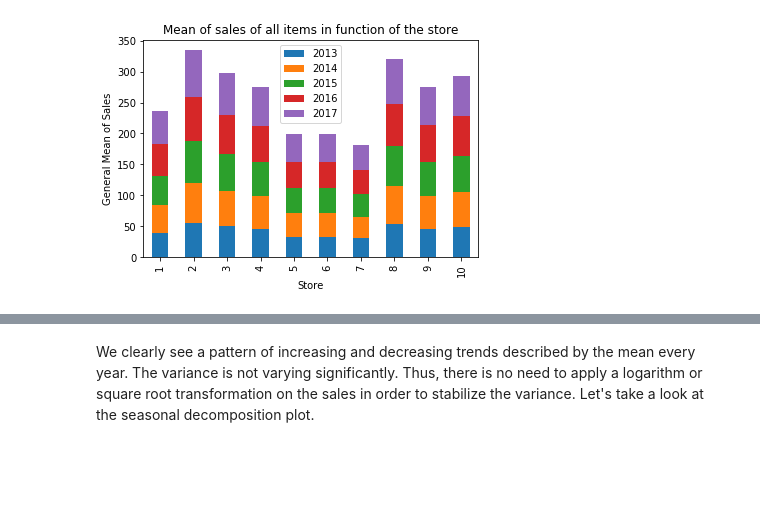
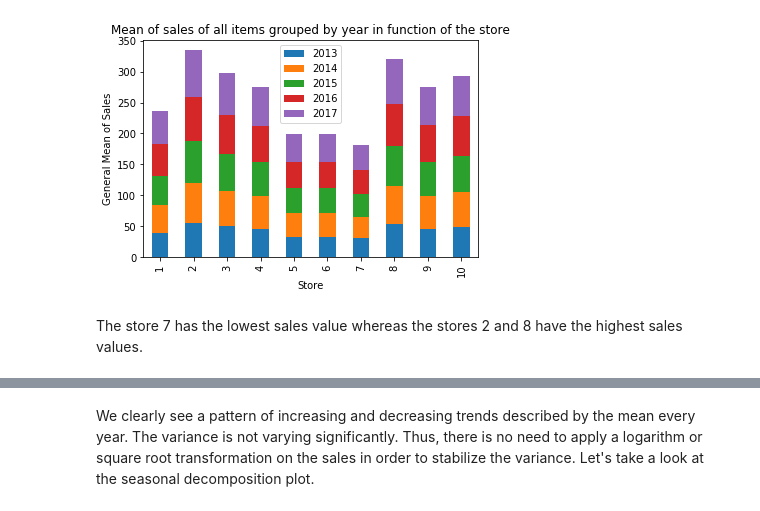
Before and after one commit to glapointe7/StoreItemDemandForecasting, a Jupyter notebook: Store Demand Analysis.ipynb, the cells around one changed output, grey strips where cells are left out. Cells and saved outputs as stored; diff of their text form; code cells hidden in the pictures; blank space fills up the shorter version.

```diff
--- a/Store Demand Analysis.ipynb
+++ b/Store Demand Analysis.ipynb
@@ -107,18 +138,20 @@ Since this is items in stores demand, we know that it is about shopping. We are
 # %%
 train_copy = train.copy()
 train_copy.date = pandas.DatetimeIndex(train_copy.date)
 train_copy.set_index('date', inplace=True)
 store_year_mean = train_copy.groupby('store')['sales'].resample('YS').mean().reset_index()
 store_year_mean = store_year_mean.set_index(['date', 'store']).stack().unstack('date').fillna(0)
 
 dates = set(store_year_mean.stack().index.get_level_values(2))
 dates = sorted([date.year for date in dates])
 
 ax = store_year_mean.plot(kind='bar',
                           stacked=True,
-                          title='Mean of sales of all items in function of the store')
+                          title='Mean of sales of all items grouped by year in function of the store')
 ax.set(xlabel='Store', ylabel='General Mean of Sales')
 ax.set_xticklabels(store_year_mean.index.get_level_values('store'))
 ax.legend(dates);
 # %% [output]
-[figure, old version]
+[figure, new version]
+# %% [markdown]
+The store 7 has the lowest sales value whereas the stores 2 and 8 have the highest sales values.
```
Also changed, not shown: parts of 58 cells of this notebook, 2 other files.
